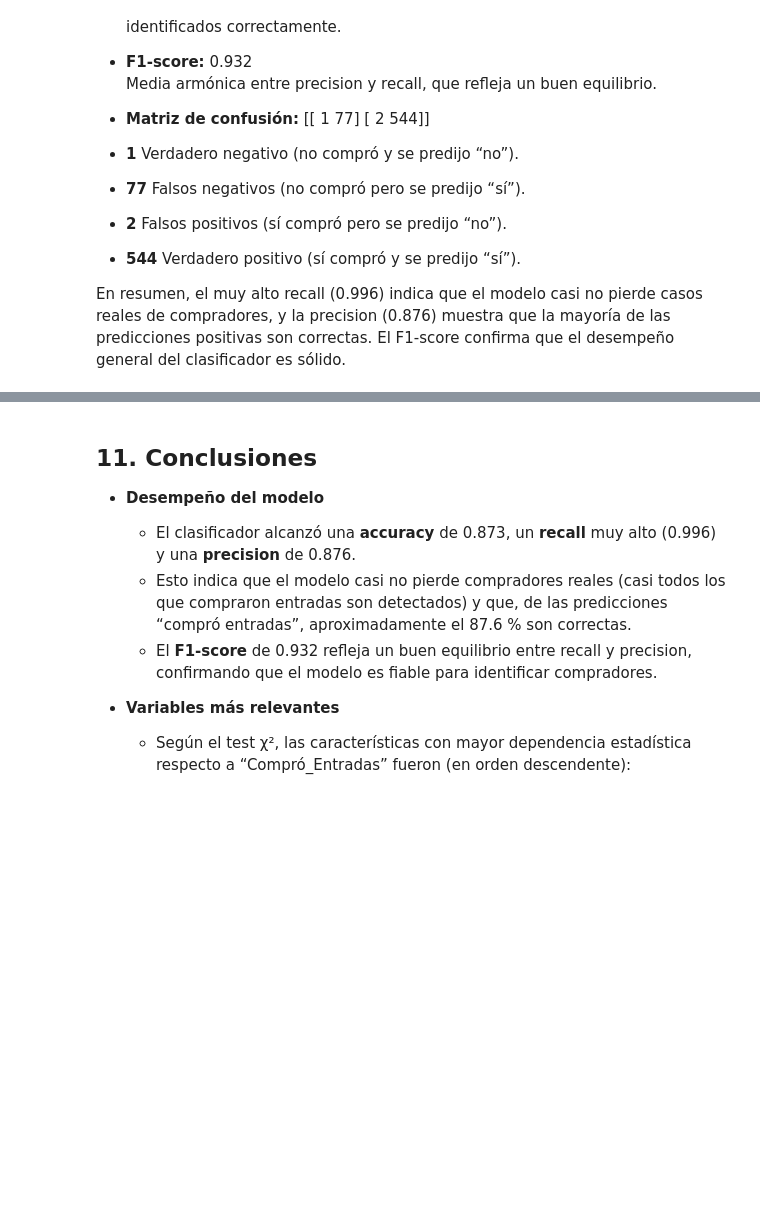
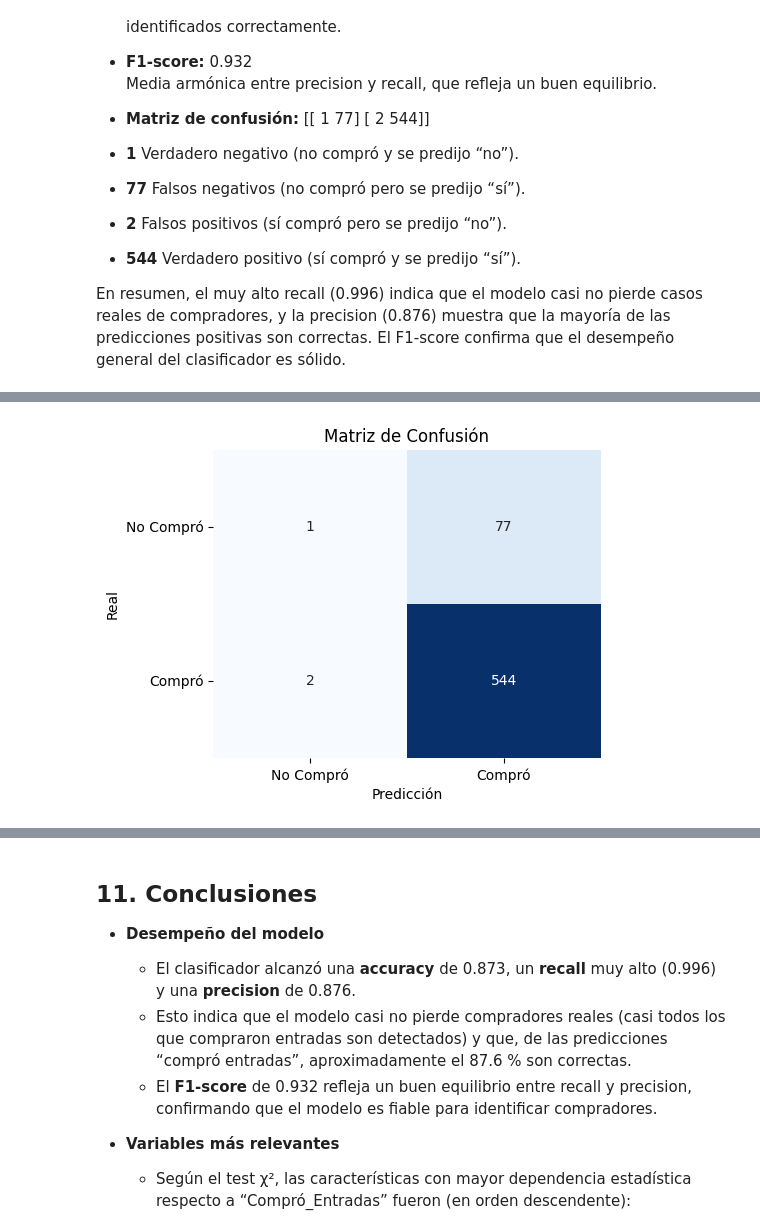
Before and after one commit to chiara5086/ds-encuesta, a Jupyter notebook: ProyectoDS_ParteIII_Arias.ipynb, the cells around one changed output, grey strips where cells are left out. Drawn from its saved outputs; the diff is of its cells as text; code cells hidden in the pictures; blank space fills up the shorter version.

```diff
--- a/ProyectoDS_ParteIII_Arias.ipynb
+++ b/ProyectoDS_ParteIII_Arias.ipynb
@@ -832,0 +837,16 @@ En resumen, el muy alto recall (0.996) indica que el modelo casi no pierde casos
+# %%
+from sklearn.metrics import confusion_matrix
+
+# Ya tenemos y_val y y_pred del clasificador entrenado
+cm = confusion_matrix(y_val, y_pred)
+
+plt.figure(figsize=(5, 4))
+sns.heatmap(cm, annot=True, fmt='d', cmap='Blues', cbar=False)
+plt.title('Matriz de Confusión')
+plt.xlabel('Predicción')
+plt.ylabel('Real')
+plt.xticks([0.5, 1.5], ['No Compró', 'Compró'])
+plt.yticks([0.5, 1.5], ['No Compró', 'Compró'], rotation=0)
+plt.show()
+# %% [output]
+[figure, added]
```
Also changed, not shown: parts of 3 cells of this notebook.
